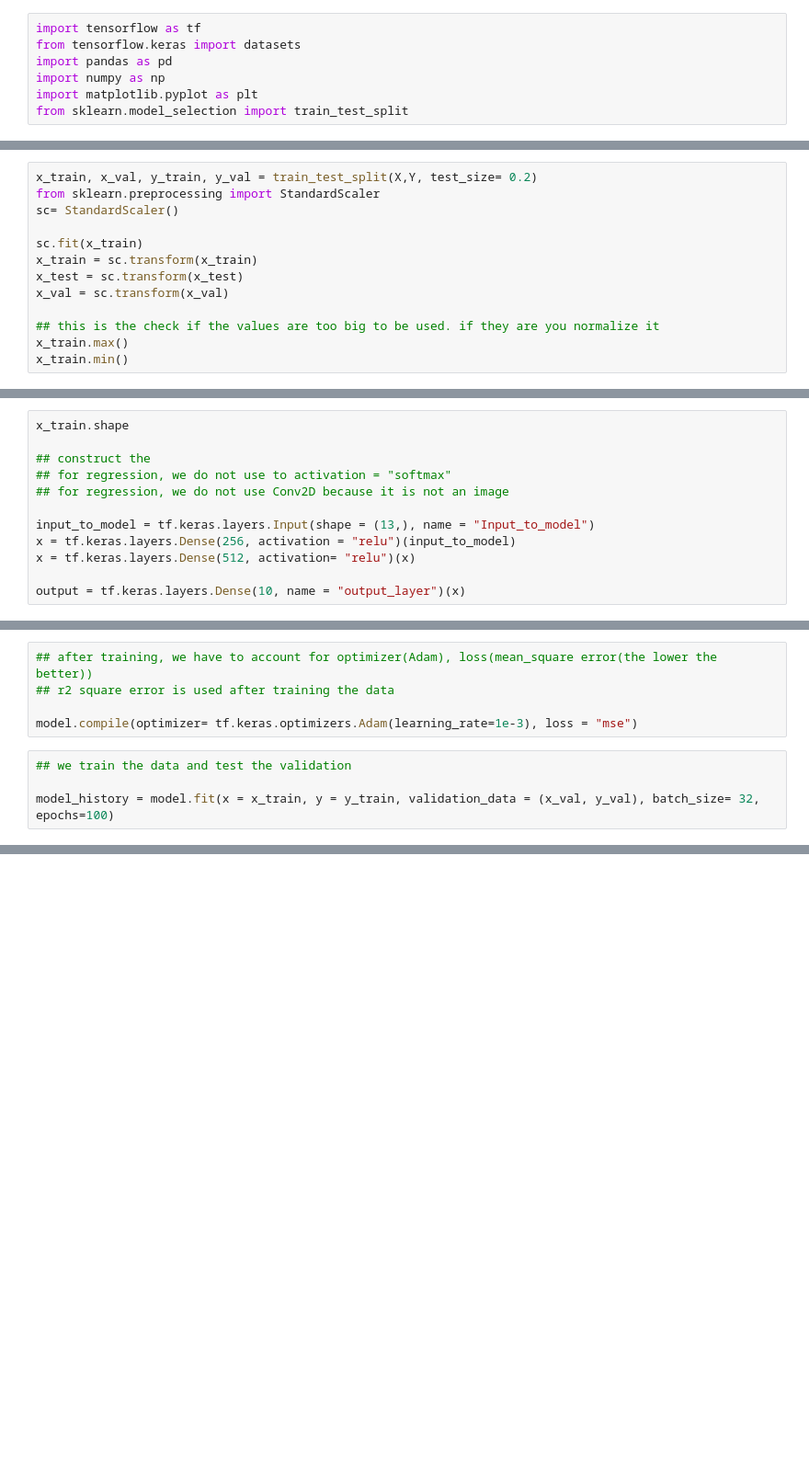
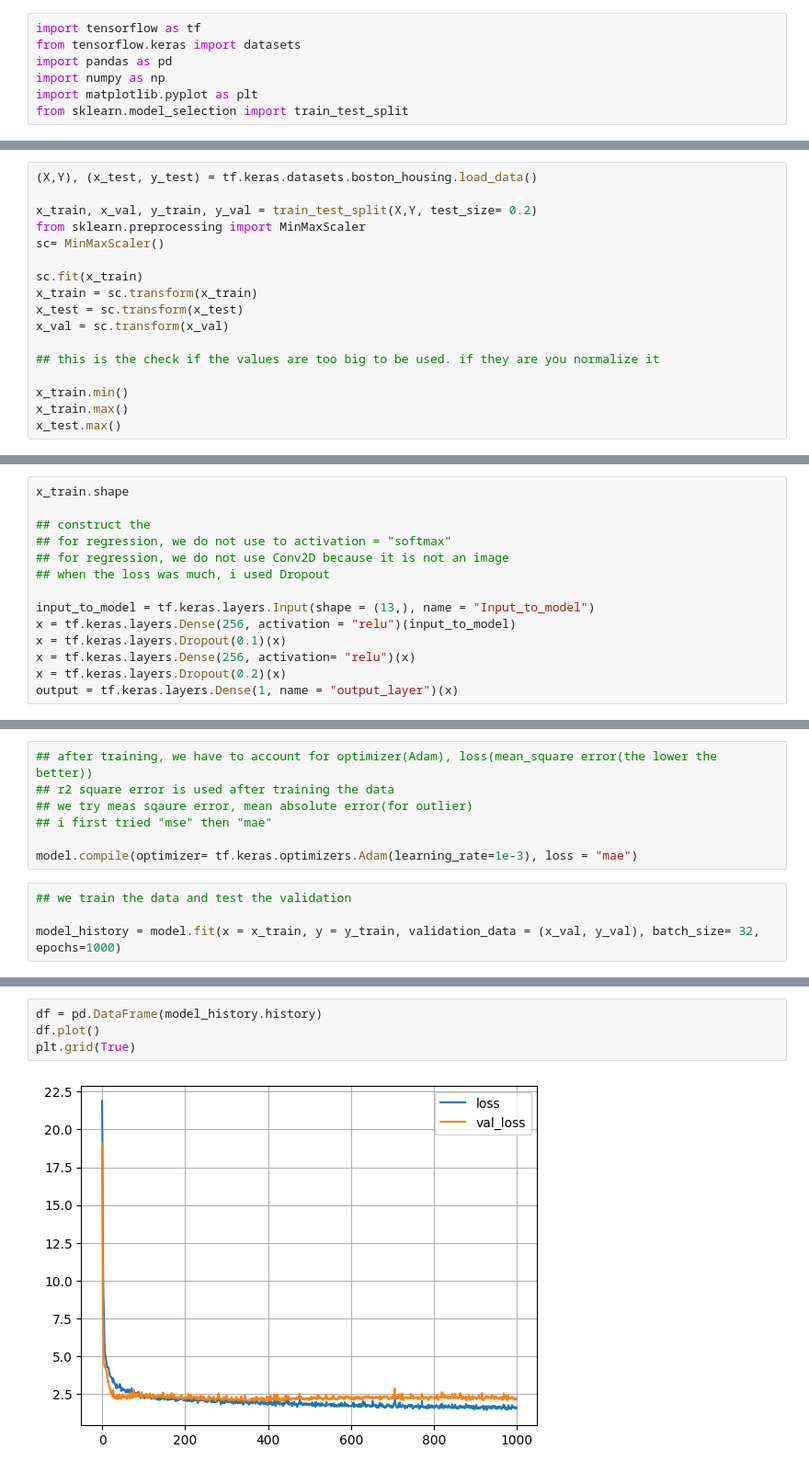
Before and after one commit to Ememusoh/Boston_house_Pricing_ANN, a Jupyter notebook: ANN_Boston_house_Pricing.ipynb, the cells around one changed output, grey strips where cells are left out. Shown at 92% size. Drawn from its saved outputs; the diff is of its cells as text; blank space fills up the shorter version.

Commit message:
Evaluate Model

```diff
--- a/ANN_Boston_house_Pricing.ipynb
+++ b/ANN_Boston_house_Pricing.ipynb
@@ -10,7 +8,9 @@ from sklearn.model_selection import train_test_split
 # %%
+(X,Y), (x_test, y_test) = tf.keras.datasets.boston_housing.load_data()
+
 x_train, x_val, y_train, y_val = train_test_split(X,Y, test_size= 0.2)
-from sklearn.preprocessing import StandardScaler
-sc= StandardScaler()
+from sklearn.preprocessing import MinMaxScaler
+sc= MinMaxScaler()
 
 sc.fit(x_train)
 x_train = sc.transform(x_train)
@@ -18,6 +18,8 @@ x_test = sc.transform(x_test)
 x_val = sc.transform(x_val)
 
 ## this is the check if the values are too big to be used. if they are you normalize it
+
+x_train.min()
 x_train.max()
-x_train.min()
+x_test.max()
 # %% [output]
@@ -28,12 +30,14 @@ x_train.shape
 ## construct the
 ## for regression, we do not use to activation = "softmax"
 ## for regression, we do not use Conv2D because it is not an image
+## when the loss was much, i used Dropout
 
 input_to_model = tf.keras.layers.Input(shape = (13,), name = "Input_to_model")
 x = tf.keras.layers.Dense(256, activation = "relu")(input_to_model)
-x = tf.keras.layers.Dense(512, activation= "relu")(x)
-
-output = tf.keras.layers.Dense(10, name = "output_layer")(x)
+x = tf.keras.layers.Dropout(0.1)(x)
+x = tf.keras.layers.Dense(256, activation= "relu")(x)
+x = tf.keras.layers.Dropout(0.2)(x)
+output = tf.keras.layers.Dense(1, name = "output_layer")(x)
 # %%
 output.shape
 
@@ -61,10 +65,12 @@ _________________________________________________________________
 # %%
 ## after training, we have to account for optimizer(Adam), loss(mean_square error(the lower the better))
 ## r2 square error is used after training the data
+## we try meas sqaure error, mean absolute error(for outlier)
+## i first tried "mse" then "mae"
 
-model.compile(optimizer= tf.keras.optimizers.Adam(learning_rate=1e-3), loss = "mse")
+model.compile(optimizer= tf.keras.optimizers.Adam(learning_rate=1e-3), loss = "mae")
 # %%
 ## we train the data and test the validation
 
-model_history = model.fit(x = x_train, y = y_train, validation_data = (x_val, y_val), batch_size= 32, epochs=100)
+model_history = model.fit(x = x_train, y = y_train, validation_data = (x_val, y_val), batch_size= 32, epochs=1000)
 # %% [output]
@@ -92,0 +103,6 @@ test_score = model.evaluate(x_test, y_test)
+# %%
+df = pd.DataFrame(model_history.history)
+df.plot()
+plt.grid(True)
+# %% [output]
+[figure, added]
```
Also changed, not shown: parts of 8 cells of this notebook, 2 other files.
